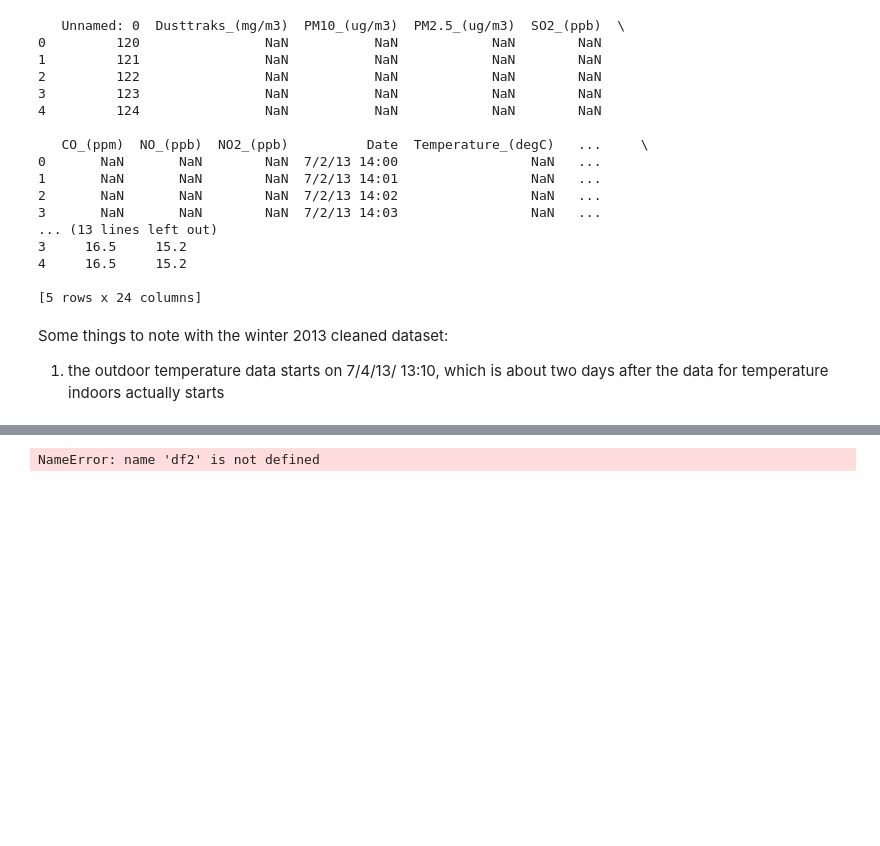
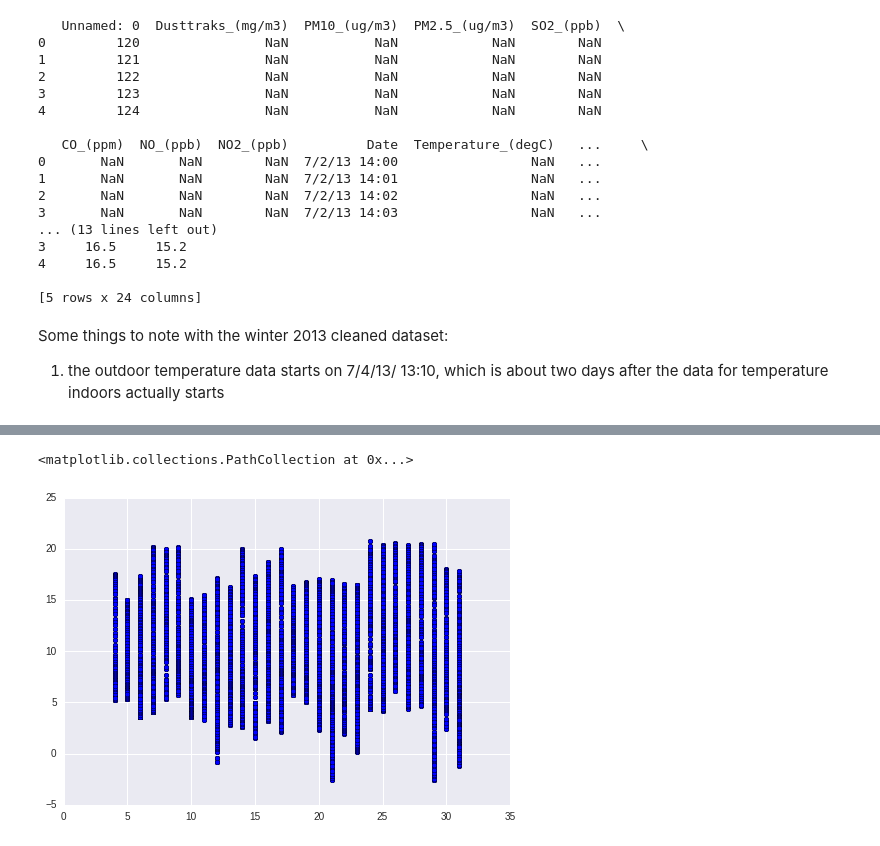
Before and after one commit to BrennaManning/DataScience2016FP, a Jupyter notebook: Beginnings-Mack.ipynb, the cells around one changed output, grey strips where cells are left out. Saved outputs shown, nothing was run; the diff lists cells and outputs as text; code cells hidden in the pictures; blank space fills up the shorter version.

```diff
--- a/Beginnings-Mack.ipynb
+++ b/Beginnings-Mack.ipynb
@@ -50,7 +50,6 @@ def daysSinceStart(df):
     for day, month in zip(dayArray, monthArray):
         if month == 7:
             total_days = 0
-            #do nothing, append the normal day
         elif month == 8:
             total_days = 31
         elif month == 9:
@@ -58,18 +57,9 @@ def daysSinceStart(df):
         else:
             raise ValueError
         total_days = total_days + day
-        #print'tot days:', total_days, month, day
         runningDays.append(total_days)
-    df.DayCount = runningDays
+    df['DayCount'] = pd.Series(runningDays, index = df.index)
     return df
-
-
-
-            # daylist(monthlist.index(i)) +=31
-            #print np.where(monthArray == 8)
-        #elif i == 9:
-            #daylist(monthlist.index(i)) +=62
-    #df['DaysSinceStart']= daylist
 # %%
 df = preprocess(df)
 df = daysSinceStart(df)
@@ -90,9 +94,10 @@ import numpy as np
 import pprint as pp
 from IPython.display import display
 # %%
-dfjuly = df2[df2['Month'] ==7]
+dfjuly = df[df['Month'] ==7]
 
 plt.scatter(dfjuly['Day'], dfjuly['Temperature_(degC)'] )
 # %% [output]
-NameError: name 'df2' is not defined
+<matplotlib.collections.PathCollection at 0x...>
+[figure, added]
 # %%
```
Also changed, not shown: parts of 8 cells of this notebook, 2 other files.
